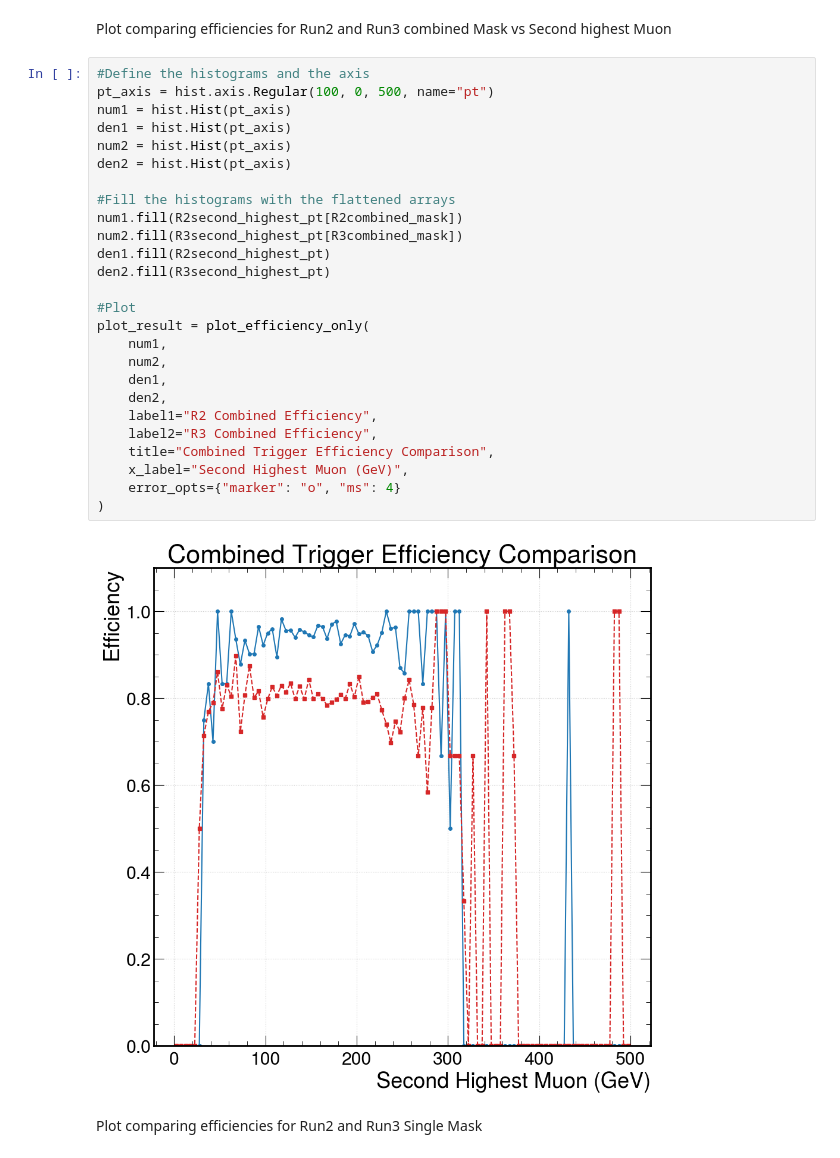
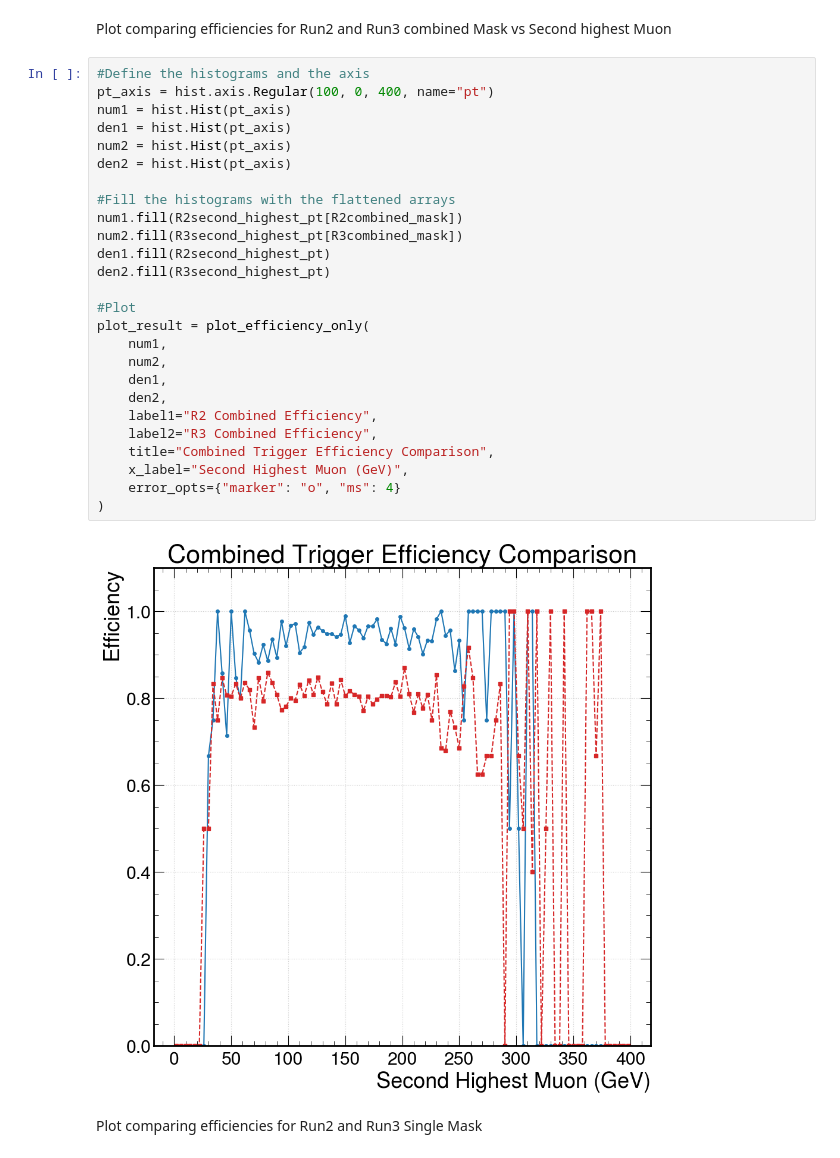
Before and after one commit to sbuwang/SIDM, a Jupyter notebook: sidm/R3_R2_comparison.ipynb, the cells around one changed output. Cells and saved outputs as stored; diff of their text form.

```diff
--- a/sidm/R3_R2_comparison.ipynb
+++ b/sidm/R3_R2_comparison.ipynb
@@ -780,32 +803,32 @@ plt.legend(loc = 'upper right')
 Plot comparing efficiencies for Run2 and Run3 combined Mask vs Second highest Muon
 # %%
 #Define the histograms and the axis
-pt_axis = hist.axis.Regular(100, 0, 500, name="pt")
+pt_axis = hist.axis.Regular(100, 0, 400, name="pt")
 num1 = hist.Hist(pt_axis)
 den1 = hist.Hist(pt_axis)
 num2 = hist.Hist(pt_axis)
 den2 = hist.Hist(pt_axis)
 
 #Fill the histograms with the flattened arrays
 num1.fill(R2second_highest_pt[R2combined_mask])
 num2.fill(R3second_highest_pt[R3combined_mask])
 den1.fill(R2second_highest_pt)
 den2.fill(R3second_highest_pt)
 
 #Plot
 plot_result = plot_efficiency_only(
     num1,
     num2,
     den1,
     den2,
     label1="R2 Combined Efficiency",
     label2="R3 Combined Efficiency",
     title="Combined Trigger Efficiency Comparison",
     x_label="Second Highest Muon (GeV)",
     error_opts={"marker": "o", "ms": 4}
 )
 # %% [output]
-[figure, old version]
+[figure, new version]
 # %% [markdown]
 Plot comparing efficiencies for Run2 and Run3 Single Mask
 # %%
```
Also changed, not shown: parts of 7 cells of this notebook.
